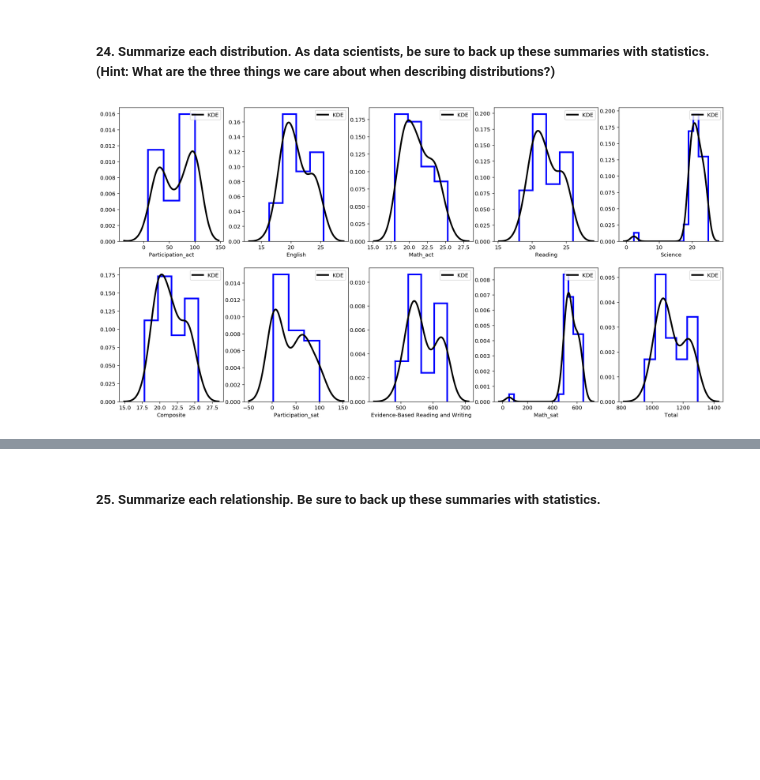
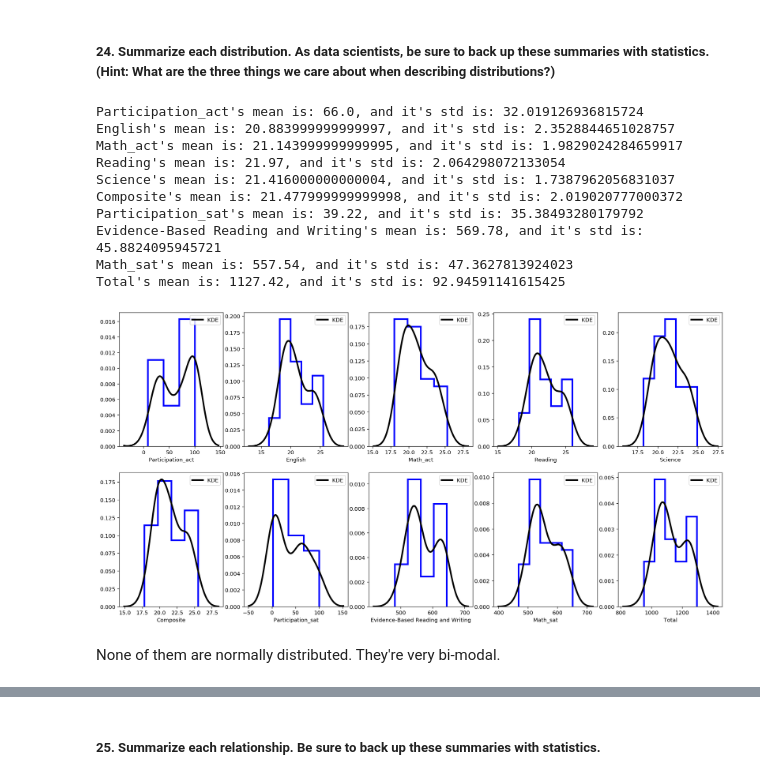
Before and after one commit to mmayet/SAT-vs-ACT-Participation-Rates, a Jupyter notebook: Mudassir_Mayet_LA/Mud_Mayet_Project_1.ipynb, the cells around one changed output, grey strips where cells are left out. Cells and saved outputs as stored; diff of their text form; code cells hidden in the pictures; blank space fills up the shorter version.

```diff
--- a/Mudassir_Mayet_LA/Mud_Mayet_Project_1.ipynb
+++ b/Mudassir_Mayet_LA/Mud_Mayet_Project_1.ipynb
@@ -14,8 +14,8 @@ import seaborn as sns
 %config InlineBackend.figure_format = 'retina'
 %matplotlib inline
 
-act_data = pd.read_csv("../data/act.csv", na_values=['NA'])
-sat_data = pd.read_csv("../data/sat.csv", na_values=['NA'])
+act_data = pd.read_csv("./data/act.csv", na_values=['NA'])
+sat_data = pd.read_csv("./data/sat.csv", na_values=['NA'])
 # %% [markdown]
 ##### 2. Print the first ten rows of each dataframe.
 # %%
@@ -43,3 +47,5 @@ We'll need to adjust Unnamed: 0 and Math since they're both shared features in A
+# %%
+sat_data.loc[sat_data["Math"] == 52] = 524
 # %% [markdown]
 ##### 5. Print the types of each column.
 # %%
@@ -283,7 +324,7 @@ f, axes = plt.subplots(5,2,figsize=(20,17));
 
 for ax, var in zip(axes.flatten(), rearranged_columns[1:]):
     ax.set_title(var, fontsize=13);
-    sns.boxplot(data=merged_dataframe[var][:51], orient="h", ax=ax);
+    sns.boxplot(data=merged_dataframe[var][:50], orient="h", ax=ax);
     plt.tight_layout();
     plt.figure();
 # %% [output]
@@ -309,10 +350,23 @@ https://us-west-2b.online.tableau.com/#/site/mayetm93atgmailcom/workbooks/51742/
 # %%
 f, axes = plt.subplots(2,5,figsize=(20,10))
 
 for ax, var in zip(axes.flatten(), rearranged_columns[1:]):
-    sns.distplot(merged_dataframe[var][:51],
+    sns.distplot(merged_dataframe[var][:50],
              kde_kws={"color": "k", "lw": 3, "label": "KDE"},
              hist_kws={"histtype": "step", "linewidth": 3, "alpha": 1, "color": "b"}, ax=ax)
-#"Mean = " + str(np.mean(merged_dataframe[var][:51])) + "\n Std = " + str(np.std(merged_dataframe[var][:51]))
+    print('{}\'s mean is: {}, and it\'s std is: {}'.format(var,merged_dataframe[var][50],merged_dataframe[var][51]))
+#"Mean = " + str(np.mean(merged_dataframe[var][:50])) + "\n Std = " + str(np.std(merged_dataframe[var][:50]))
 # %% [output]
+Participation_act's mean is: 66.0, and it's std is: 32.019126936815724
+English's mean is: 20.883999999999997, and it's std is: 2.3528844651028757
+Math_act's mean is: 21.143999999999995, and it's std is: 1.9829024284659917
+Reading's mean is: 21.97, and it's std is: 2.064298072133054
+Science's mean is: 21.416000000000004, and it's std is: 1.7387962056831037
+Composite's mean is: 21.477999999999998, and it's std is: 2.019020777000372
+Participation_sat's mean is: 39.22, and it's std is: 35.38493280179792
+Evidence-Based Reading and Writing's mean is: 569.78, and it's std is: 45.8824095945721
+Math_sat's mean is: 557.54, and it's std is: 47.3627813924023
+Total's mean is: 1127.42, and it's std is: 92.94591141615425
-[figure, old version]
+[figure, new version]
+# %% [markdown]
+None of them are normally distributed. They're very bi-modal.
```
Also changed, not shown: parts of 41 cells of this notebook, 7 other files.
